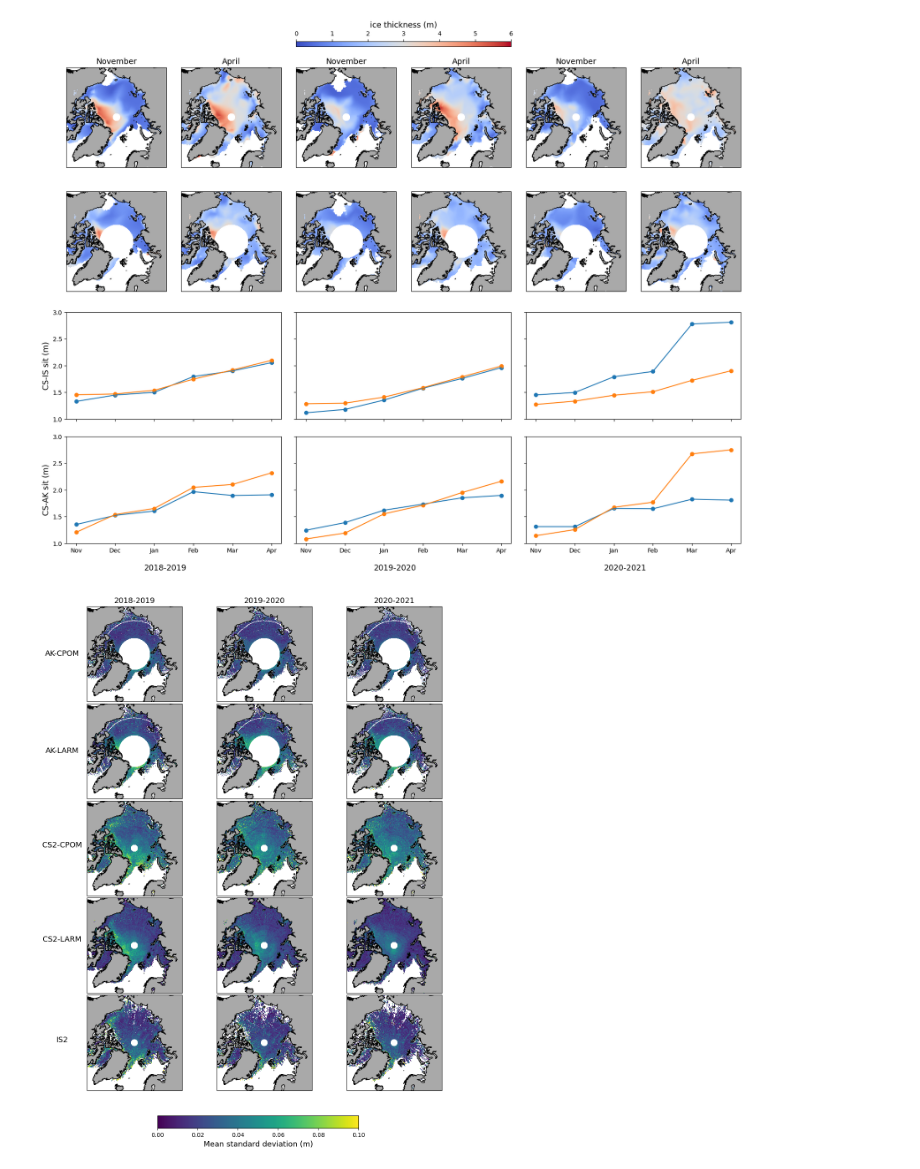
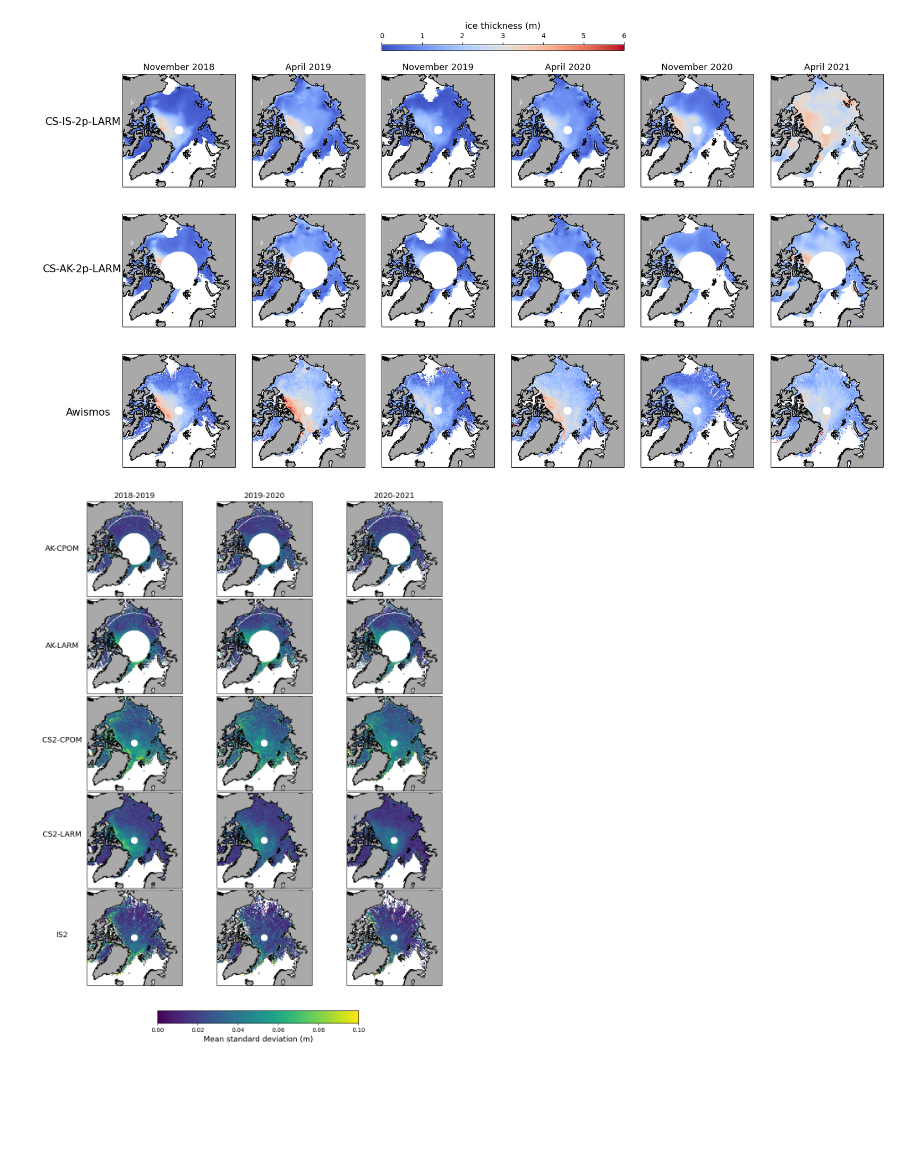
Before and after one commit to Elierb/Bayesian-trans-dimensional-inversion-from-satellite-altimeters-for-Arctic-ice-and-snow-retrievals, a Jupyter notebook: snow_ice/CS_IS_2p_LARM/figures.ipynb, the cells around one changed output. Drawn from its saved outputs; the diff is of its cells as text; code cells hidden in the pictures; blank space fills up the shorter version.

Commit message:
Add timesseries.ipynb to figures.ipynb

```diff
--- a/snow_ice/CS_IS_2p_LARM/figures.ipynb
+++ b/snow_ice/CS_IS_2p_LARM/figures.ipynb
@@ -189,3 +187,9 @@ for i in range(len(awismos)):
         sit = nc.Dataset(awismos[i][j]).variables['sea_ice_thickness'][0][36:396,36:396][::-1, :]
 
         awismos_sit.append(np.nanmean(sit))
+# %%
+awismos_map_sit = []
+
+for i in range(len(awismos)):
+    for j in range(len(awismos_20182019)):
+        awismos_map_sit.append(nc.Dataset(awismos[i][j]).variables['sea_ice_thickness'][0][36:396,36:396][::-1, :])
@@ -194,7 +202,7 @@ fig = plt.figure(figsize=(20,15))
 spec = gridspec.GridSpec(ncols=6, nrows=5, hspace=0.2, wspace=0.15, height_ratios=[0.05,1,1, 1, 1])
 
 
-months = ["November", "April", "November", "April", "November", "April"]
+months = ["November 2018", "April 2019", "November 2019", "April 2020", "November 2020", "April 2021"]
 date = ['Nov', 'Dec', 'Jan', 'Feb', 'Mar', 'Apr']
 lon_g = np.load("/home/erb/masterproject/MSCI_project/new_lon_25km.npy")
 lat_g = np.load("/home/erb/masterproject/MSCI_project/new_lat_25km.npy")
@@ -207,6 +215,8 @@ inverse_map_CSIS = [np.load(inverseCSIS20182019[0]), np.load(inverseCSIS20182019
 inverse_map_CSAK = [np.load(inverseCSAK20182019[0]), np.load(inverseCSAK20182019[5]), np.load(inverseCSAK20192020[0]),
                     np.load(inverseCSAK20192020[5]), np.load(inverseCSAK20202021[0]), np.load(inverseCSAK20202021[5])]
 
+awismos_map      = [awismos_map_sit[0], awismos_map_sit[5], awismos_map_sit[6], awismos_map_sit[11],
+                    awismos_map_sit[12], awismos_map_sit[17]]
 
 for count, month in enumerate(months):
     ax = fig.add_subplot(spec[count + 6],projection=ccrs.NorthPolarStereo())
@@ -226,76 +236,28 @@ for count in range(0, 6):
     p_map = ax.pcolormesh(lon_g,lat_g,inverse_map_CSAK[count],cmap='coolwarm',vmin=0,vmax=6,
                           transform=ccrs.PlateCarree())
 
+for count in range(0, 6):
+    ax = fig.add_subplot(spec[count + 18],projection=ccrs.NorthPolarStereo())
+    ax.set_extent([-180, 180, 90, 65], ccrs.PlateCarree())
+    ax.add_feature(cartopy.feature.LAND, color='darkgrey',zorder=1)
+    ax.coastlines()
+    #ax.set_title(month, fontsize=13)
+    p_map = ax.pcolormesh(lon_g,lat_g,awismos_map[count],cmap='coolwarm',vmin=0,vmax=6,
+                          transform=ccrs.PlateCarree())
+
+
+
 
 cax = fig.add_subplot(spec[2:4])
 fig.colorbar(p_map, cax =cax, orientation = "horizontal",fraction=.1)
 cax.set_title('ice thickness (m)', fontsize = 13)
 cax.xaxis.set_ticks_position('top')
-#cax.xaxis.set_label_position('top')
 
-ax = fig.add_subplot(spec[18:20])
-ax.scatter(date, inverse_sit_CSIS[:6], cmap = 'green')
-ax.plot(date, inverse_sit_CSIS[:6])
-ax.scatter(date, awismos_sit[:6])
-ax.plot(date, awismos_sit[:6])
-#ax.grid(which = 'both')
-ax.set_ylabel('CS-IS sit (m)', fontsize = 13)
-ax.xaxis.set_ticklabels([])
-ax.set_yticks([1,1.5,2,2.5,3])
-ax.set_ylim(1, 3)
-ax = fig.add_subplot(spec[20:22])
-ax.scatter(date, inverse_sit_CSIS[6:12])
-ax.plot(date, inverse_sit_CSIS[6:12])
-ax.scatter(date, awismos_sit[6:12])
-ax.plot(date, awismos_sit[6:12])
-ax.yaxis.set_ticklabels([])
-ax.xaxis.set_ticklabels([])
-#ax.grid(which = 'both')
-ax.set_ylim(1, 3)
-ax.set_yticks([1,1.5,2,2.5,3])
-ax = fig.add_subplot(spec[22:24])
-ax.scatter(date, inverse_sit_CSIS[12:18])
-ax.plot(date, inverse_sit_CSIS[12:18])
-ax.scatter(date, awismos_sit[12:18])
-ax.plot(date, awismos_sit[12:18])
-ax.yaxis.set_ticklabels([])
-ax.xaxis.set_ticklabels([])
-#ax.grid(which = 'both')
-ax.set_ylim(1, 3)
-ax.set_yticks([1,1.5,2,2.5,3])
+fig.text(0.085, 0.775, "CS-IS-2p-LARM", va='center', ha='center', fontsize=15)
+fig.text(0.084, 0.575, "CS-AK-2p-LARM", va='center', ha='center', fontsize=15)
+fig.text(0.09, 0.38, "Awismos", va='center', ha='center', fontsize=15)
 
-
-ax = fig.add_subplot(spec[24:26])
-ax.scatter(date, inverse_sit_CSAK[:6])
-ax.plot(date, inverse_sit_CSAK[:6])
-ax.scatter(date, inverse_sit_CSIS_mask[:6])
-ax.plot(date, inverse_sit_CSIS_mask[:6])
-#ax.scatter(date, awismos_sit[:6])
-#ax.plot(date, awismos_sit[:6])
-ax.set_ylabel('CS-AK sit (m)', fontsize = 13)
-ax.set_ylim(1, 3)
-ax.text(1.74, 0.5,'2018-2019', fontsize = 13)
-ax.set_yticks([1,1.5,2,2.5,3])
-ax = fig.add_subplot(spec[26:28])
-ax.scatter(date, inverse_sit_CSAK[6:12])
-ax.plot(date, inverse_sit_CSAK[6:12])
-ax.scatter(date, inverse_sit_CSIS_mask[6:12])
-ax.plot(date, inverse_sit_CSIS_mask[6:12])
-#ax.scatter(date, awismos_sit[6:12])
-#ax.plot(date, awismos_sit[6:12])
-ax.yaxis.set_ticklabels([])
-ax.set_ylim(1, 3)
-ax.text(1.74, 0.5,'2019-2020', fontsize = 13)
-ax.set_yticks([1,1.5,2,2.5,3])
-ax = fig.add_subplot(spec[28:30])
-ax.scatter(date, inverse_sit_CSAK[12:18])
-ax.plot(date, inverse_sit_CSAK[12:18])
-ax.scatter(date, inverse_sit_CSIS_mask[12:18])
-ax.plot(date, inverse_sit_CSIS_mask[12:18])
-#ax.scatter(date, awismos_sit[12:18])
-#ax.plot(date, awismos_sit[12:18])
-ax.yaxis.set_ticklabels([])
-ax.set_ylim(1, 3)
-ax.text(1.74, 0.5,'2020-2021', fontsize = 13)
-ax.set_yticks([1,1.5,2,2.5,3])
+save_fig = 0
+if save_fig == 1:
+    plt.savefig('/home/erb/masterproject/MSCI_project/snow_ice/CS_IS_2p_LARM/figures/timesseries.png', dpi = 300)
 # %% [output]
@@ -307,4 +264,4 @@ ax.set_yticks([1,1.5,2,2.5,3])
-[figure, old version]
+[figure, new version]
 # %%
 ## Figure d'erreurs
 
```
Also changed, not shown: parts of 4 cells of this notebook.
